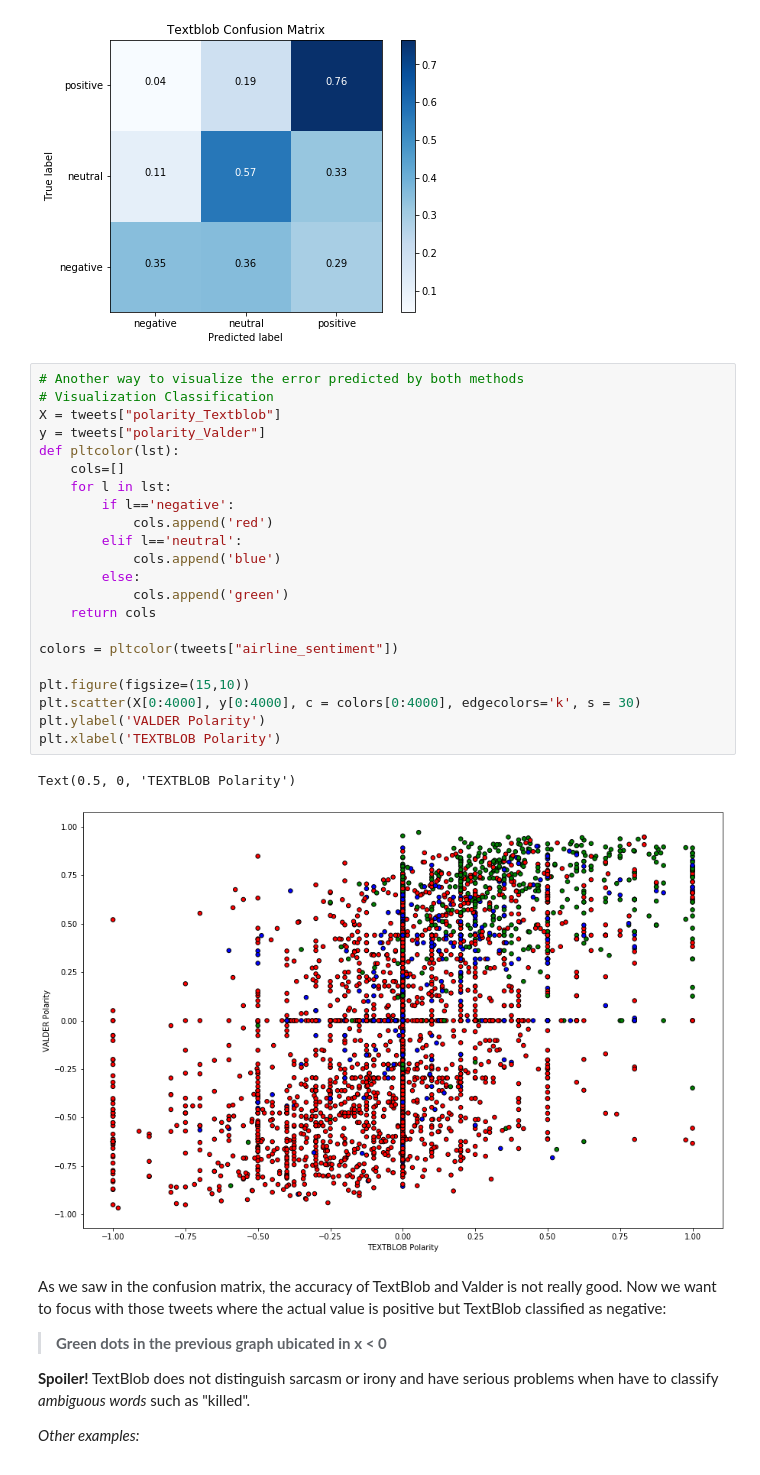
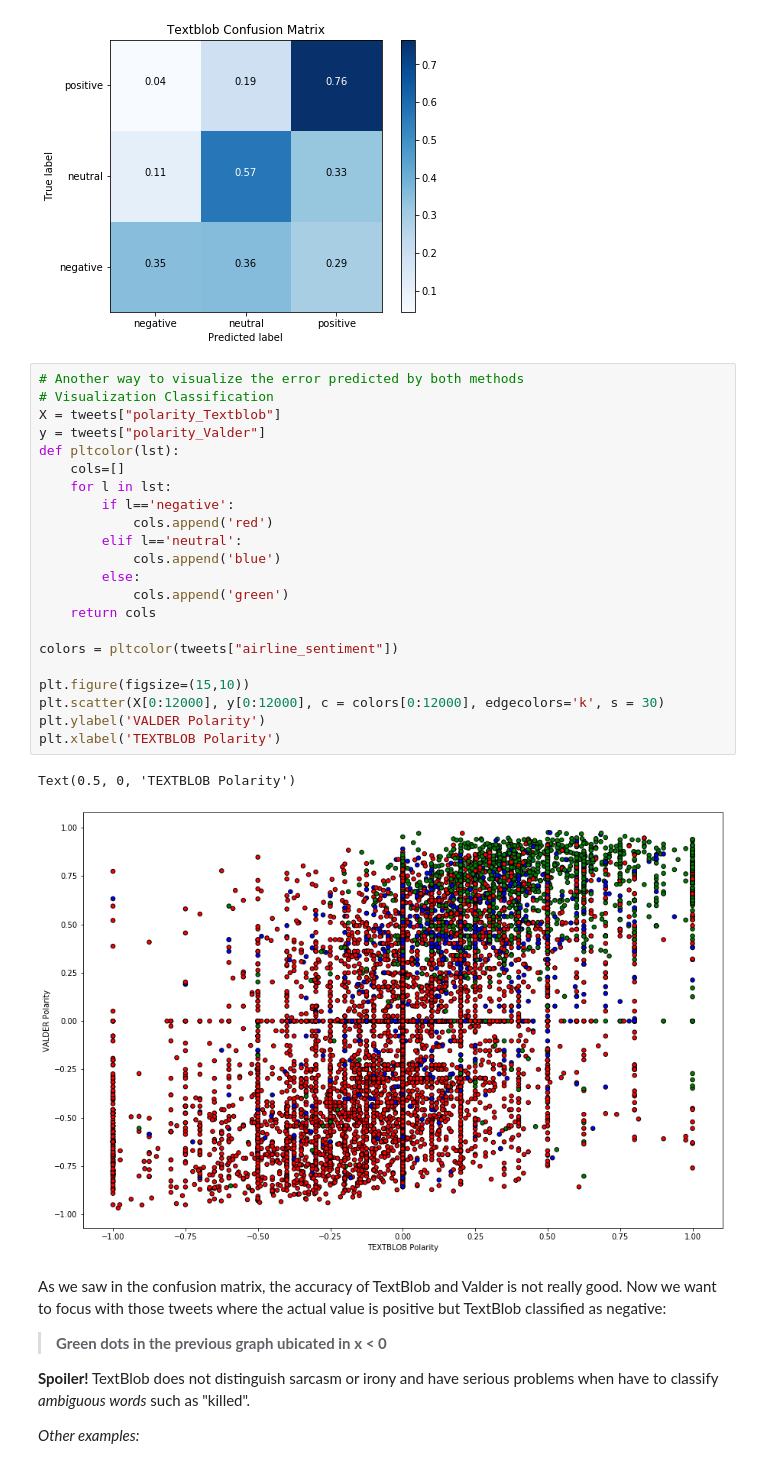
Before and after one commit to SarahBuechner/DMML2019_Team_Google, a Jupyter notebook: DM_Project.ipynb, the cells around one changed output. Drawn from its saved outputs; the diff is of its cells as text.

```diff
--- a/DM_Project.ipynb
+++ b/DM_Project.ipynb
@@ -435,28 +435,28 @@ for method in methods:
 # %%
 # Another way to visualize the error predicted by both methods
 # Visualization Classification
 X = tweets["polarity_Textblob"]
 y = tweets["polarity_Valder"]
 def pltcolor(lst):
     cols=[]
     for l in lst:
         if l=='negative':
             cols.append('red')
         elif l=='neutral':
             cols.append('blue')
         else:
             cols.append('green')
     return cols
 
 colors = pltcolor(tweets["airline_sentiment"])
 
 plt.figure(figsize=(15,10))
-plt.scatter(X[0:4000], y[0:4000], c = colors[0:4000], edgecolors='k', s = 30)
+plt.scatter(X[0:12000], y[0:12000], c = colors[0:12000], edgecolors='k', s = 30)
 plt.ylabel('VALDER Polarity')
 plt.xlabel('TEXTBLOB Polarity')
 # %% [output]
 Text(0.5, 0, 'TEXTBLOB Polarity')
-[figure, old version]
+[figure, new version]
 # %% [markdown]
 As we saw in the confusion matrix, the accuracy of TextBlob and Valder is not really good. Now we want to focus with those tweets where the actual value is positive but TextBlob classified as negative:
 
```
Also changed, not shown: parts of 2 cells of this notebook.
